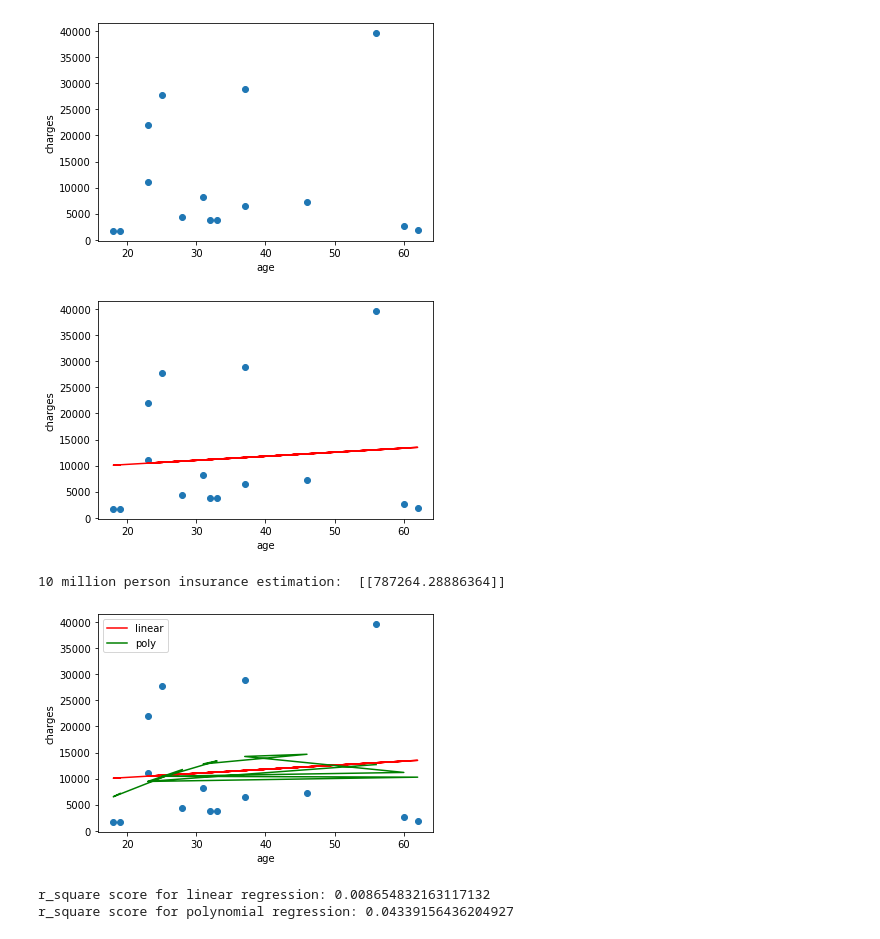
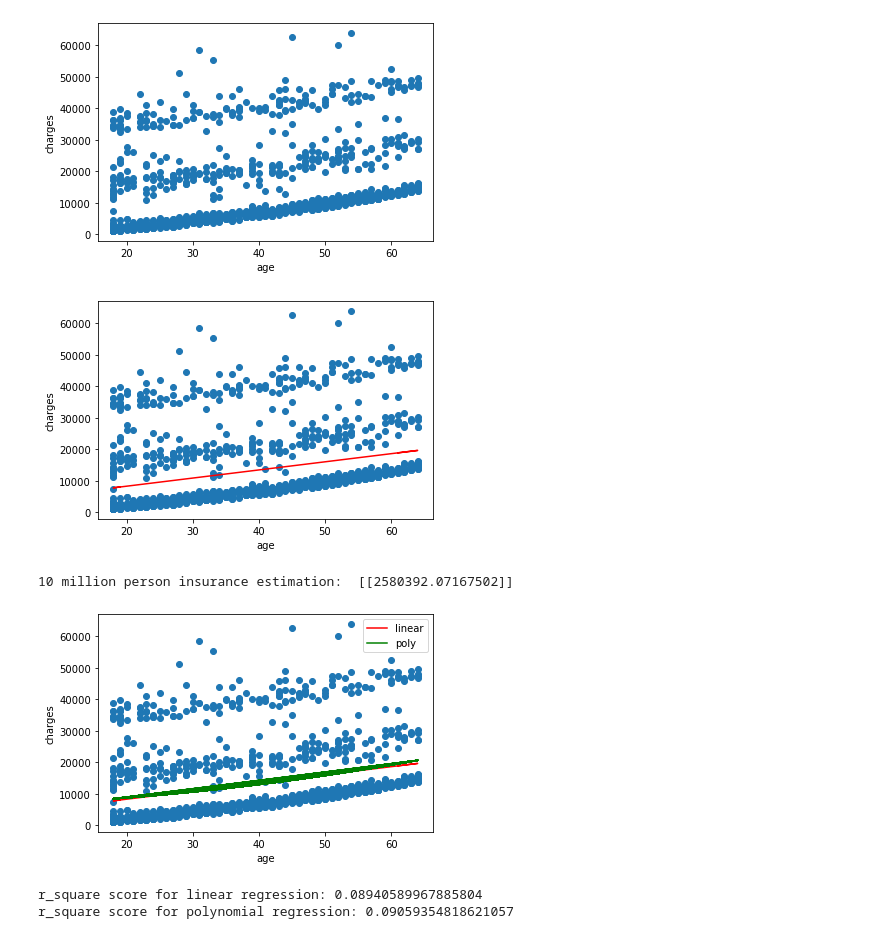
Before and after one commit to ebrukirikkayis/Machine-Learning, a Jupyter notebook: Week5-Lab/insurance dataset codes/insurance_polynomial_linear_regression.ipynb, the cells around one changed output. Saved outputs shown, nothing was run; the diff lists cells and outputs as text; code cells hidden in the pictures.

```diff
--- a/Week5-Lab/insurance dataset codes/insurance_polynomial_linear_regression.ipynb
+++ b/Week5-Lab/insurance dataset codes/insurance_polynomial_linear_regression.ipynb
@@ -1,19 +1,19 @@
 # %%
 import pandas as pd
 import numpy as np
 import matplotlib.pyplot as plt
 
-df=pd.read_csv("C:\\Users\EBRU\Documents\machineLearning\week5.task2\dataset.csv",sep=";")
+df=pd.read_csv("C:\\Users\EBRU\Documents\machineLearning\week5.task2\insurance.csv",sep=",")
 
 x=df.age.values.reshape(-1,1)
 y=df.charges.values.reshape(-1,1)
 
 plt.scatter(x,y)
 plt.xlabel("age")
 plt.ylabel("charges")
 plt.show()
 # %% [output]
-[figure, old version]
+[figure, new version]
 # %%
 from sklearn.linear_model import LinearRegression
 lr=LinearRegression()
@@ -29,8 +29,8 @@ plt.plot(x,y_head, color="red", label="linear")
 plt.show()
 print("10 million person insurance estimation: ", lr.predict([[10000]]))
 # %% [output]
-[figure, old version]
+[figure, new version]
-10 million person insurance estimation:  [[787264.28886364]]
+10 million person insurance estimation:  [[2580392.07167502]]
 # %%
 from sklearn.preprocessing import PolynomialFeatures
 polynomial_regression= PolynomialFeatures(degree=2)
@@ -51,11 +51,11 @@ plt.plot(x,y_head2, color="green", label="poly")
 plt.legend()
 plt.show()
 # %% [output]
-[figure, old version]
+[figure, new version]
 # %%
 from sklearn.metrics import r2_score
 print("r_square score for linear regression:", r2_score(y,y_head))
 print("r_square score for polynomial regression:", r2_score(y,y_head2))
 # %% [output]
-r_square score for linear regression: 0.008654832163117132
-r_square score for polynomial regression: 0.04339156436204927
+r_square score for linear regression: 0.08940589967885804
+r_square score for polynomial regression: 0.09059354818621057
```
